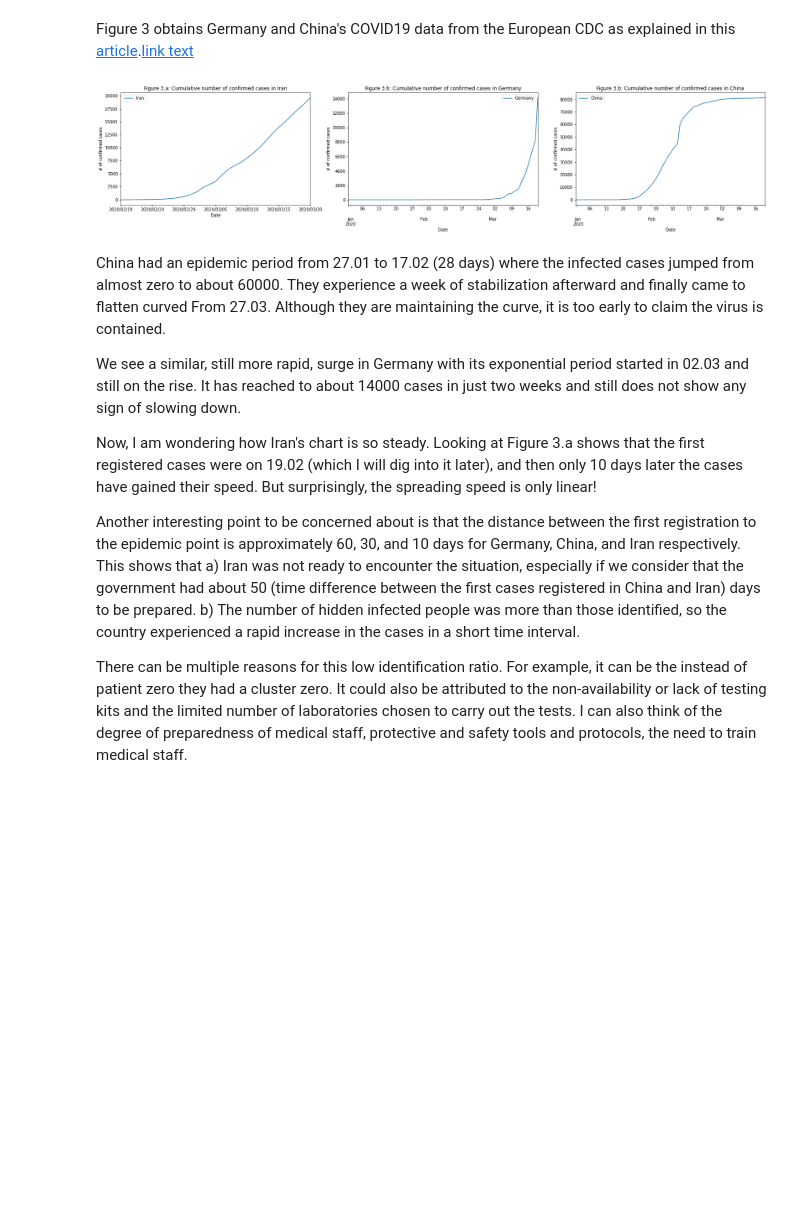
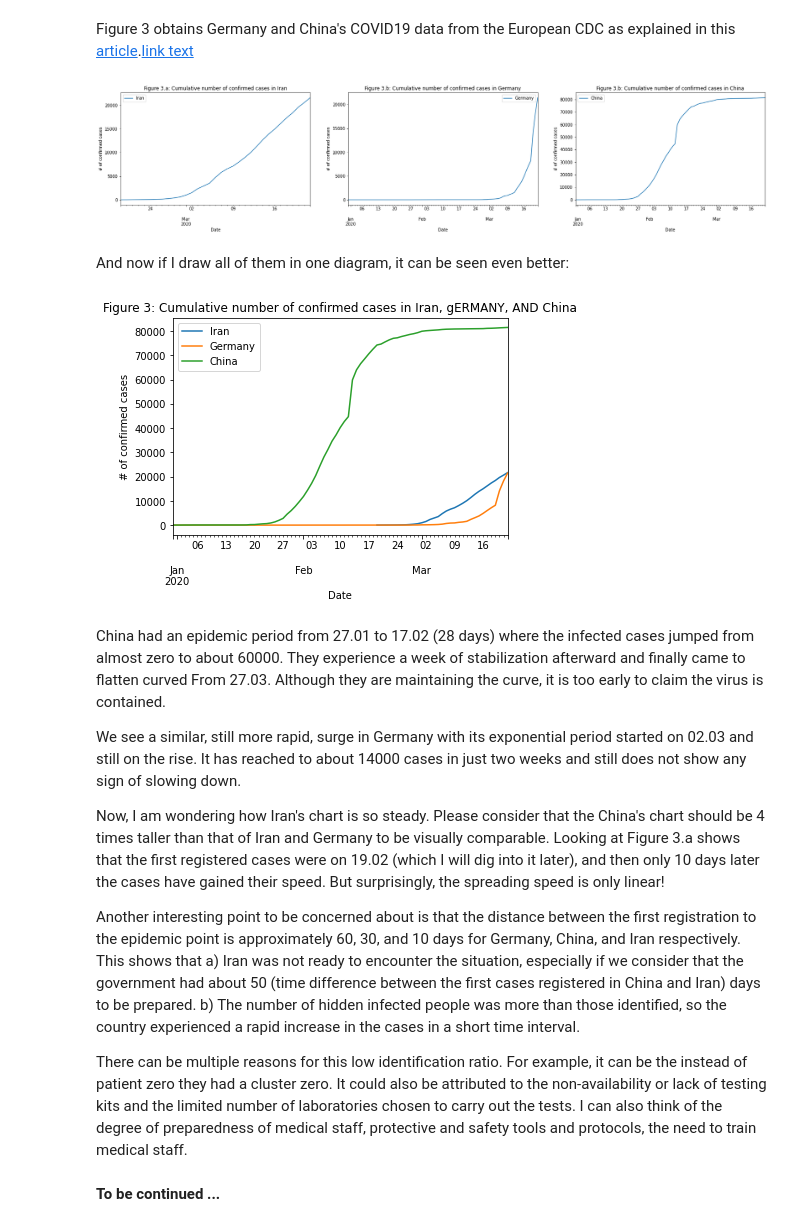
Before and after one commit to javadch/covid19, a Jupyter notebook: Covid19_Cases_Iran.ipynb, the cells around one changed output. Drawn from its saved outputs; the diff is of its cells as text; code cells hidden in the pictures; blank space fills up the shorter version.

```diff
--- a/Covid19_Cases_Iran.ipynb
+++ b/Covid19_Cases_Iran.ipynb
@@ -94,7 +81,7 @@ china   = data[(data['GeoId'] == "CN")].sort_values(by=['DateRep'], ascending=Tr
 # %%
 fig, axs = plt.subplots(1,3, figsize=(28, 5))
 
-iran['Confirmed'].cumsum().plot(ax=axs[0], label = 'Iran')
+iran['Cases'].cumsum().plot(ax=axs[0], label = 'Iran')
 axs[0].set_xlabel('Date')
 axs[0].set_ylabel('# of confirmed cases')
 axs[0].set_title("Figure 3.a: Cumulative number of confirmed cases in Iran")
@@ -114,16 +101,32 @@ axs[2].legend()
 
 plt.show()
 # %% [output]
-[figure, old version]
+[figure, new version]
+# %% [markdown]
+And now if I draw all of them in one diagram, it can be seen even better:
+# %%
+iran['Cases'].cumsum().plot(label = 'Iran')
+germany['Cases'].cumsum().plot(label = 'Germany')
+china['Cases'].cumsum().plot(label = 'China')
+
+plt.xlabel('Date')
+plt.ylabel('# of confirmed cases')
+plt.title("Figure 3: Cumulative number of confirmed cases in Iran, gERMANY, AND China")
+plt.legend()
+plt.show()
+# %% [output]
+[figure, added]
 # %% [markdown]
 China had an epidemic period from 27.01 to 17.02 (28 days) where the infected cases jumped from almost zero to about 60000. They experience a week of stabilization afterward and finally came to flatten curved From 27.03. Although they are maintaining the curve, it is too early to claim the virus is contained.
 
-We see a similar, still more rapid, surge in Germany with its exponential period started in 02.03 and still on the rise. It has reached to about 14000 cases in just two weeks and still does not show any sign of slowing down.
+We see a similar, still more rapid, surge in Germany with its exponential period started on 02.03 and still on the rise. It has reached to about 14000 cases in just two weeks and still does not show any sign of slowing down.
 
-Now, I am wondering how Iran's chart is so steady. Looking at Figure 3.a shows that the first registered cases were on 19.02 (which I will dig into it later), and then only 10 days later the cases have gained their speed. But surprisingly, the spreading speed is only linear!
+Now, I am wondering how Iran's chart is so steady. Please consider that the China's chart should be 4 times taller than that of Iran and Germany to be visually comparable. Looking at Figure 3.a shows that the first registered cases were on 19.02 (which I will dig into it later), and then only 10 days later the cases have gained their speed. But surprisingly, the spreading speed is only linear!
 
 Another interesting point to be concerned about is that the distance between the first registration to the epidemic point is approximately 60, 30, and 10 days for Germany, China, and Iran respectively.
 This shows that a) Iran was not ready to encounter the situation, especially if we consider that the government had about 50 (time difference between the first cases registered in China and Iran) days to be prepared. b) The number of hidden infected people was more than those identified, so the country experienced a rapid increase in the cases in a short time interval.
 
 There can be multiple reasons for this low identification ratio. For example, it can be the instead of patient zero they had a cluster zero. It could also be attributed to the non-availability or lack of testing kits and the limited number of laboratories chosen to carry out the tests.
 I can also think of the degree of preparedness of medical staff, protective and safety tools and protocols, the need to train medical staff.
+# %% [markdown]
+**To be continued ...**
```
Also changed, not shown: parts of 6 cells of this notebook.
